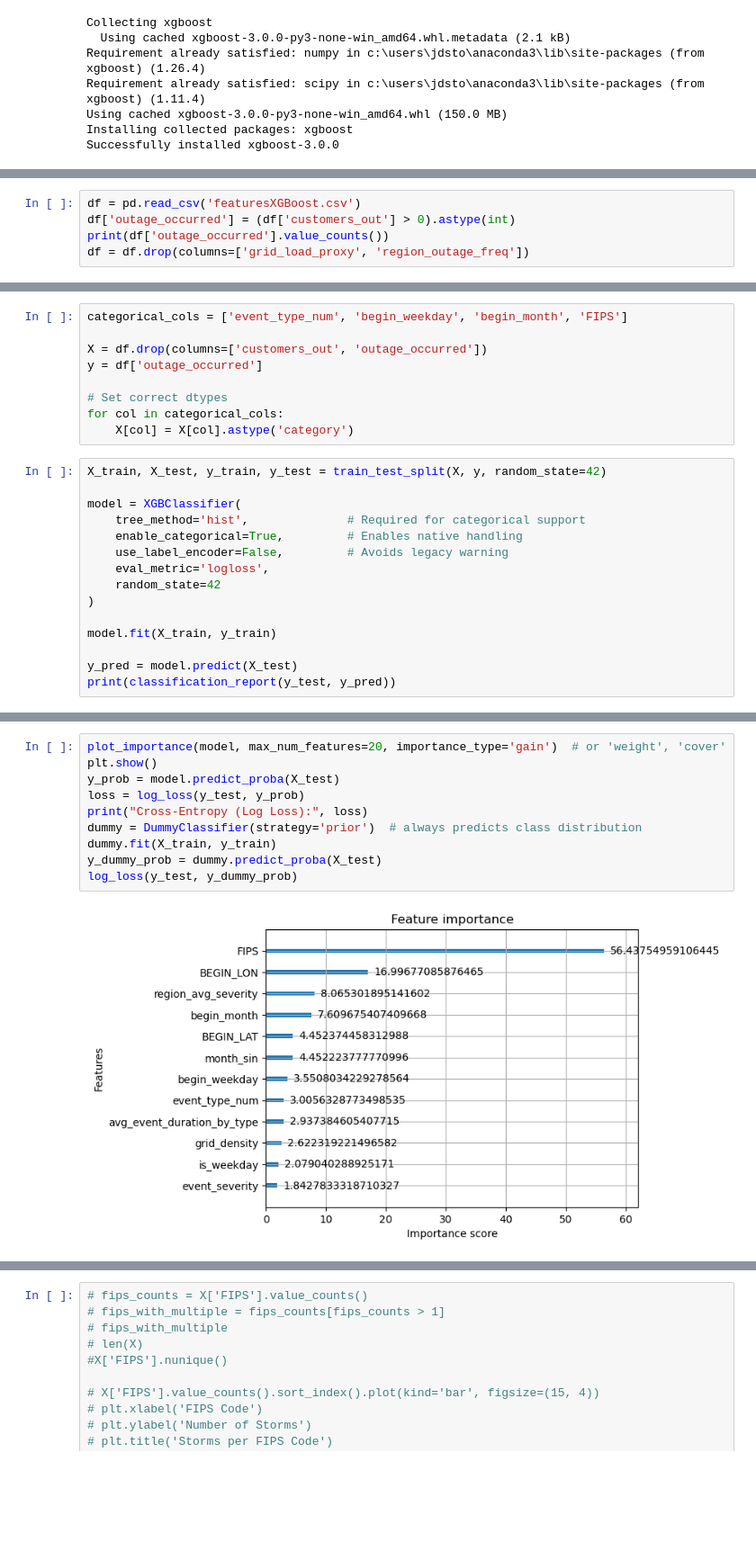
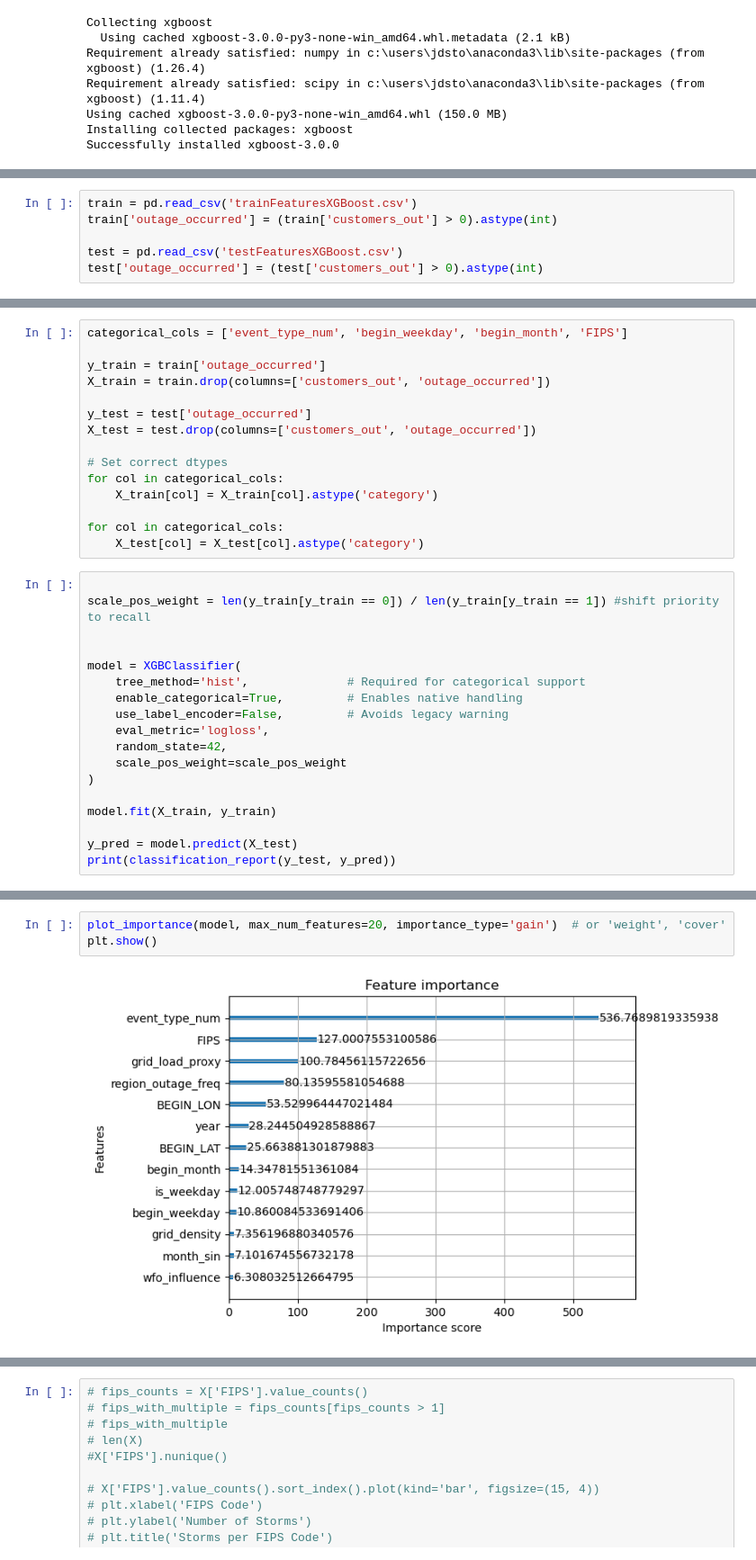
Before and after one commit to obelisk2u/DynamicRythms, a Jupyter notebook: FeatureEngineering/modelling.ipynb, the cells around one changed output, grey strips where cells are left out. Shown at 90% size. Saved outputs shown, nothing was run; the diff lists cells and outputs as text; blank space fills up the shorter version.

Commit message:
Finished XGBoost models and have code to combine merge all datasets

```diff
--- a/FeatureEngineering/modelling.ipynb
+++ b/FeatureEngineering/modelling.ipynb
@@ -22,5 +23,6 @@ from sklearn.dummy import DummyClassifier
 # %%
-df = pd.read_csv('featuresXGBoost.csv')
-df['outage_occurred'] = (df['customers_out'] > 0).astype(int)
-print(df['outage_occurred'].value_counts())
-df = df.drop(columns=['grid_load_proxy', 'region_outage_freq'])
+train = pd.read_csv('trainFeaturesXGBoost.csv')
+train['outage_occurred'] = (train['customers_out'] > 0).astype(int)
+
+test = pd.read_csv('testFeaturesXGBoost.csv')
+test['outage_occurred'] = (test['customers_out'] > 0).astype(int)
@@ -32,21 +29,30 @@ Name: count, dtype: int64
 # %%
 categorical_cols = ['event_type_num', 'begin_weekday', 'begin_month', 'FIPS']
 
-X = df.drop(columns=['customers_out', 'outage_occurred'])
-y = df['outage_occurred']
+y_train = train['outage_occurred']
+X_train = train.drop(columns=['customers_out', 'outage_occurred'])
+
+y_test = test['outage_occurred']
+X_test = test.drop(columns=['customers_out', 'outage_occurred'])
 
 # Set correct dtypes
 for col in categorical_cols:
-    X[col] = X[col].astype('category')
+    X_train[col] = X_train[col].astype('category')
+
+for col in categorical_cols:
+    X_test[col] = X_test[col].astype('category')
 # %%
-X_train, X_test, y_train, y_test = train_test_split(X, y, random_state=42)
+
+scale_pos_weight = len(y_train[y_train == 0]) / len(y_train[y_train == 1]) #shift priority to recall
+
 
 model = XGBClassifier(
     tree_method='hist',              # Required for categorical support
     enable_categorical=True,         # Enables native handling
     use_label_encoder=False,         # Avoids legacy warning
     eval_metric='logloss',
-    random_state=42
+    random_state=42,
+    scale_pos_weight=scale_pos_weight
 )
 
 model.fit(X_train, y_train)
@@ -68,12 +74,5 @@ weighted avg       0.93      0.93      0.93      8779
 # %%
 plot_importance(model, max_num_features=20, importance_type='gain')  # or 'weight', 'cover'
 plt.show()
-y_prob = model.predict_proba(X_test)
-loss = log_loss(y_test, y_prob)
-print("Cross-Entropy (Log Loss):", loss)
-dummy = DummyClassifier(strategy='prior')  # always predicts class distribution
-dummy.fit(X_train, y_train)
-y_dummy_prob = dummy.predict_proba(X_test)
-log_loss(y_test, y_dummy_prob)
 # %% [output]
-[figure, old version]
+[figure, new version]
```
Also changed, not shown: parts of 10 cells of this notebook, 5 other files.
